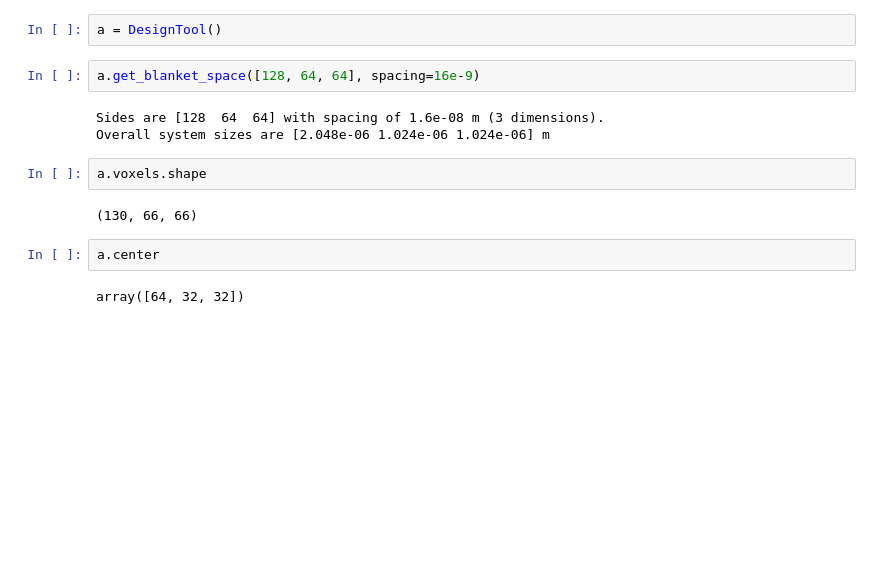
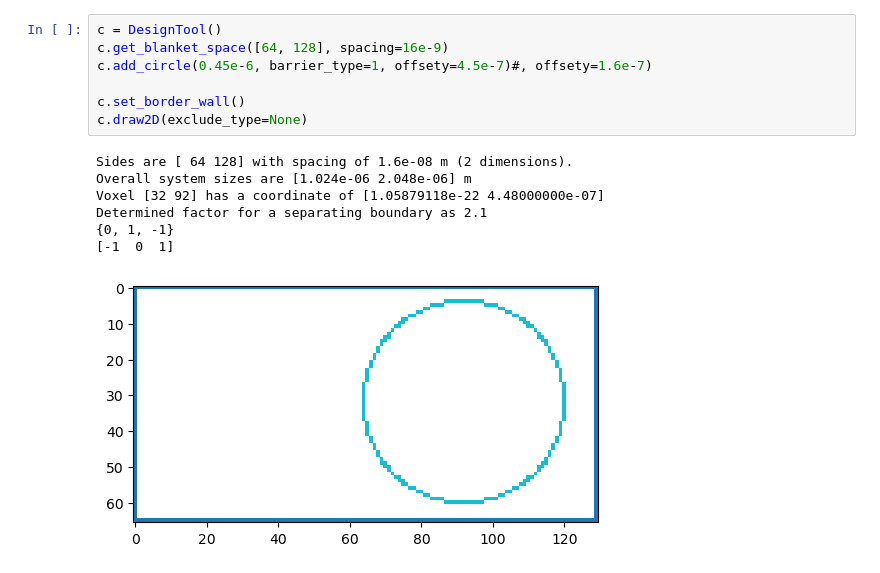
Before and after one commit to darrenjhsu/redicell_framework, a Jupyter notebook: Interactive_design_tool.ipynb, the cells around one changed output. Saved outputs shown, nothing was run; the diff lists cells and outputs as text; blank space fills up the shorter version.

Commit message:
Add circles

```diff
--- a/Interactive_design_tool.ipynb
+++ b/Interactive_design_tool.ipynb
@@ -101,15 +152,15 @@ class DesignTool:
-# %%
-a = DesignTool()
-# %%
-a.get_blanket_space([128, 64, 64], spacing=16e-9)
-# %% [output]
-Sides are [128  64  64] with spacing of 1.6e-08 m (3 dimensions).
-Overall system sizes are [2.048e-06 1.024e-06 1.024e-06] m
-# %%
-a.voxels.shape
-# %% [output]
-(130, 66, 66)
-# %%
-a.center
-# %% [output]
-array([64, 32, 32])
+# %%
+c = DesignTool()
+c.get_blanket_space([64, 128], spacing=16e-9)
+c.add_circle(0.45e-6, barrier_type=1, offsety=4.5e-7)#, offsety=1.6e-7)
+
+c.set_border_wall()
+c.draw2D(exclude_type=None)
+# %% [output]
+Sides are [ 64 128] with spacing of 1.6e-08 m (2 dimensions).
+Overall system sizes are [1.024e-06 2.048e-06] m
+Voxel [32 92] has a coordinate of [1.05879118e-22 4.48000000e-07]
+Determined factor for a separating boundary as 2.1
+{0, 1, -1}
+[-1  0  1]
+[figure, added]
```
Also changed, not shown: parts of 8 cells of this notebook, 1 other file.
